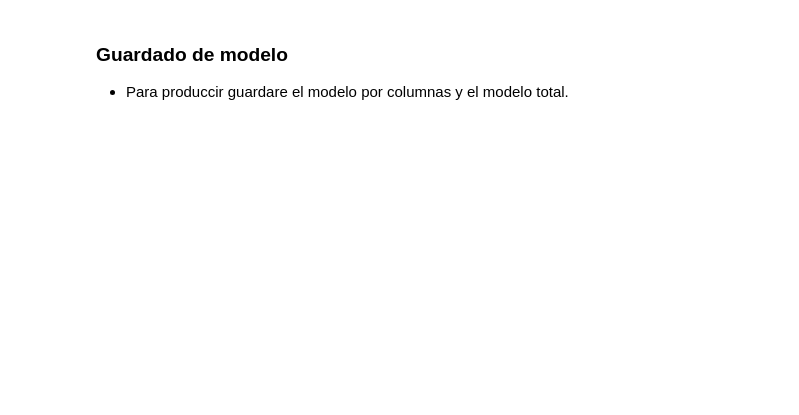
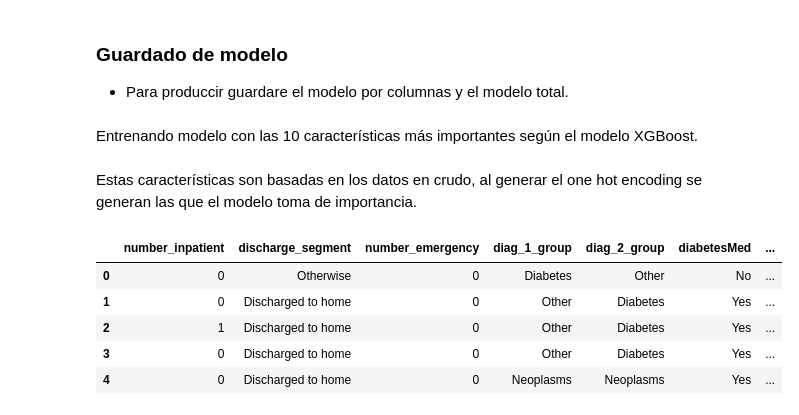
Before and after one commit to AlexSc97/modelo-predictivo-reingreso-pacientes, a Jupyter notebook: src/explore_xgboost.ipynb, the cells around one changed output. Cells and saved outputs as stored; diff of their text form; code cells hidden in the pictures; blank space fills up the shorter version.

```diff
--- a/src/explore_xgboost.ipynb
+++ b/src/explore_xgboost.ipynb
@@ -931,3 +926,7 @@ fig_hist.show()
 # %%
 import pickle
 pickle.dump(model_pipeline, open("../models/modelo_optuna.pkl", "wb"))
+# %% [markdown]
+Entrenando modelo con las 10 características más importantes según el modelo XGBoost.
+# %% [markdown]
+Estas características son basadas en los datos en crudo, al generar el one hot encoding se generan las que el modelo toma de importancia.
@@ -933,0 +936,22 @@ pickle.dump(model_pipeline, open("../models/modelo_optuna.pkl", "wb"))
+# %%
+TOP_10_FEATURES = [
+    'number_inpatient',      # Most important
+    'discharge_segment',     # Generó las vars 2 y 3 más importantes
+    'number_emergency',      # Visitas de emergencia
+    'diag_1_group',          # Diagnóstico primario (Circulatory/Resp/Diabetes)
+    'diag_2_group',          # Diagnóstico secundario
+    'diabetesMed',           # Indicador general de medicación
+    'insulin',               # Insulina (Se redujo la dosis de insulina)
+    'number_diagnoses',      # Cantidad de diagnósticos
+    'age',                   # Edad
+    'time_in_hospital'       # Tiempo en hospital
+]
+data_top_10 = data[TOP_10_FEATURES + ['target']]
+data_top_10.head()
+# %% [output]
+|  | number_inpatient | discharge_segment | number_emergency | diag_1_group | diag_2_group | diabetesMed | ... |
+| 0 | 0 | Otherwise | 0 | Diabetes | Other | No | ... |
+| 1 | 0 | Discharged to home | 0 | Other | Diabetes | Yes | ... |
+| 2 | 1 | Discharged to home | 0 | Other | Diabetes | Yes | ... |
+| 3 | 0 | Discharged to home | 0 | Other | Diabetes | Yes | ... |
+| 4 | 0 | Discharged to home | 0 | Neoplasms | Neoplasms | Yes | ... |
```
Also changed, not shown: parts of 8 cells of this notebook, 11 other files.
